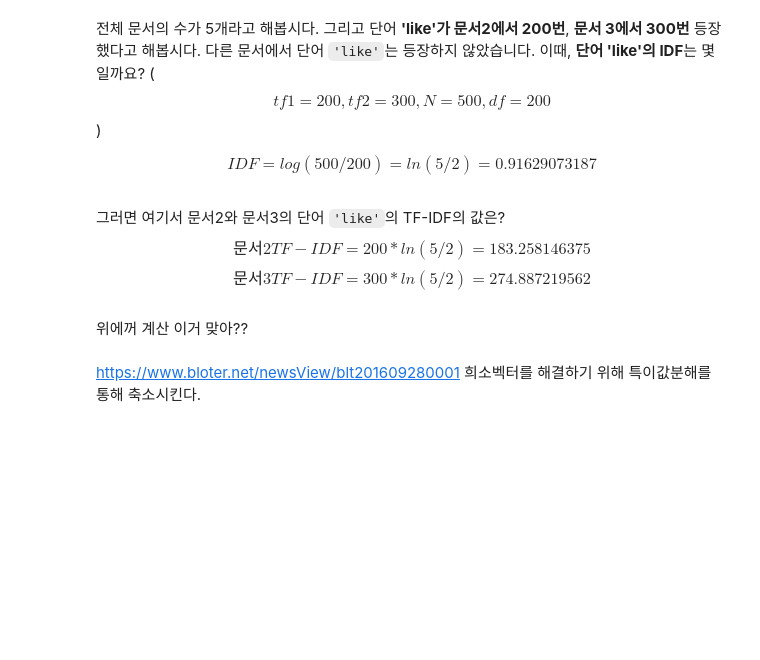
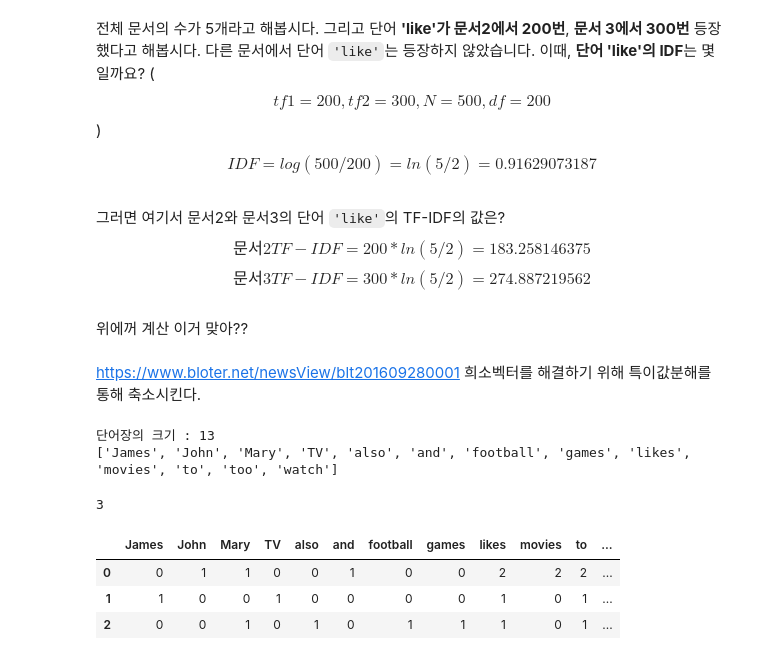
Before and after one commit to Chromis07/aiffel, a Jupyter notebook: goingdeeper/node_3/[G-03]imbedding1.ipynb, the cells around one changed output. Saved outputs shown, nothing was run; the diff lists cells and outputs as text; code cells hidden in the pictures; blank space fills up the shorter version.

```diff
--- a/goingdeeper/node_3/[G-03]imbedding1.ipynb
+++ b/goingdeeper/node_3/[G-03]imbedding1.ipynb
@@ -177,0 +181,54 @@ https://www.bloter.net/newsView/blt201609280001
+# %%
+docs = [
+  'John likes to watch movies and Mary likes movies too',
+  'James likes to watch TV',
+  'Mary also likes to watch football games',
+]
+# %%
+# DTM의 열을 만들기 위해 문서 3개의 단어가 모두 들어간 통합 단어장을 만든다.
+
+vocab = list({w for doc in docs for w in doc.split()}) # set comprehension으로 중복 단어 제거
+vocab.sort()
+print('단어장의 크기 :', len(vocab))
+print(vocab)
+
+N = len(docs)
+N
+# %% [output]
+단어장의 크기 : 13
+['James', 'John', 'Mary', 'TV', 'also', 'and', 'football', 'games', 'likes', 'movies', 'to', 'too', 'watch']
+3
+# %%
+# TF-IDF 함수를 만드는 데, log 항에는 분모 1을 더해준다 (0 방지)
+
+def tf(t, d):
+    return d.count(t)
+
+def idf(t):
+    df = 0
+    for doc in docs:
+        df += t in doc
+    return log(N/(df + 1)) + 1 # log항에 또 1을 더해준다. 분자와 분모값이 같아져서 0이 되는 것을 방지
+
+def tf_idf(t,d):
+    return tf(t,d) * idf(t)
+# %%
+# TF 함수를 사용하여 DTM 생성
+
+result = []
+for i in range(N):
+    result.append([]) # 빈 리스트 삽입
+    d= docs[i]
+    for j in range(len(vocab)):
+        t = vocab[j]
+
+        result[-1].append(tf(t,d)) # 빈 리스트에 tf 삽입
+
+
+tf_  = pd.DataFrame(result, columns= vocab)
+tf_
+# %% [output]
+|  | James | John | Mary | TV | also | and | football | games | likes | movies | to | ... |
+| 0 | 0 | 1 | 1 | 0 | 0 | 1 | 0 | 0 | 2 | 2 | 2 | ... |
+| 1 | 1 | 0 | 0 | 1 | 0 | 0 | 0 | 0 | 1 | 0 | 1 | ... |
+| 2 | 0 | 0 | 1 | 0 | 1 | 0 | 1 | 1 | 1 | 0 | 1 | ... |
```
Also changed, not shown: parts of 21 cells of this notebook, 2 other files.
